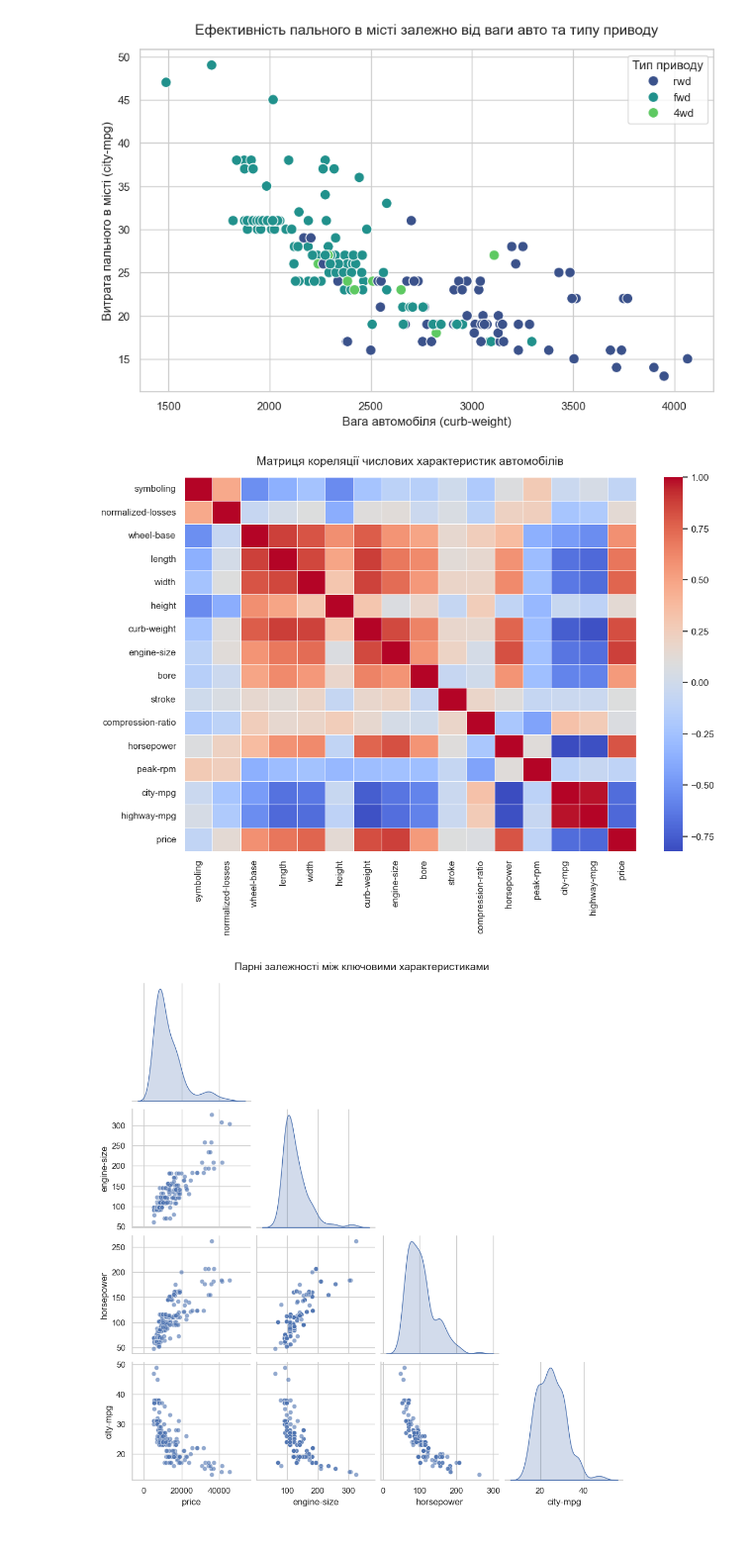
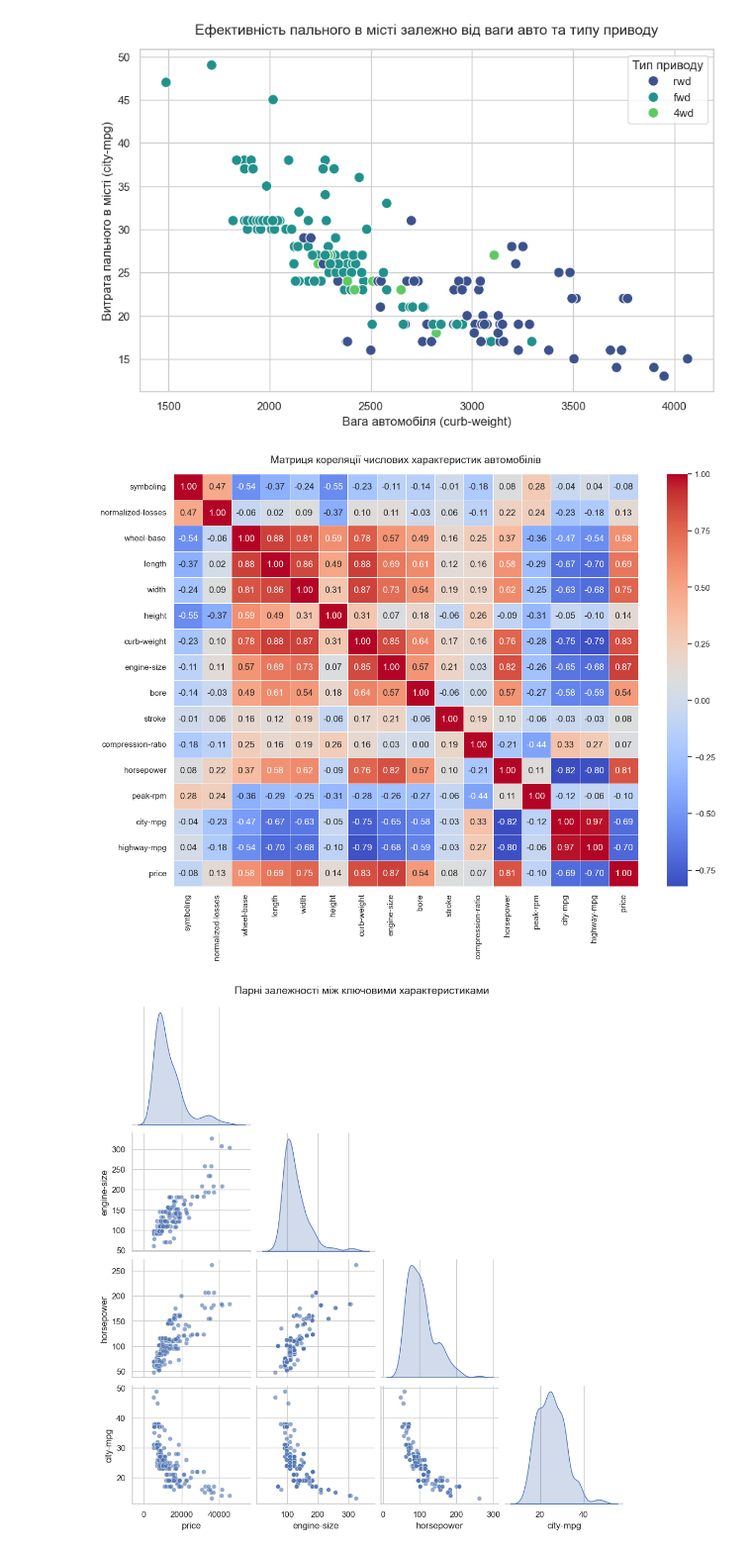
Before and after one commit to moggd/Data-preparation-and-analysis-tools, a Jupyter notebook: lab3/lab3.ipynb, the cells around one changed output. Shown at 99% size. Cells and saved outputs as stored; diff of their text form; code cells hidden in the pictures.

Commit message:
Fix: add data caching, correlation coeffs, dataset links and update README format

```diff
--- a/lab3/lab3.ipynb
+++ b/lab3/lab3.ipynb
@@ -3,10 +3,13 @@ import pandas as pd
 import matplotlib.pyplot as plt
 import seaborn as sns
 import numpy as np
+import os
+import urllib.request
 
 sns.set_theme(style="whitegrid")
 
 url = "https://archive.ics.uci.edu/ml/machine-learning-databases/autos/imports-85.data"
+file_path = "imports-85.data"
 
 headers = ["symboling", "normalized-losses", "make", "fuel-type", "aspiration",
            "num-of-doors", "body-style", "drive-wheels", "engine-location",
@@ -14,8 +17,14 @@ headers = ["symboling", "normalized-losses", "make", "fuel-type", "aspiration",
            "num-of-cylinders", "engine-size", "fuel-system", "bore", "stroke",
            "compression-ratio", "horsepower", "peak-rpm", "city-mpg", "highway-mpg", "price"]
 
-print("Завантаження датасету Automobile з UCI...")
-df = pd.read_csv(url, names=headers, na_values="?")
+if not os.path.exists(file_path):
+    print("Завантаження датасету Automobile з UCI на диск...")
+    urllib.request.urlretrieve(url, file_path)
+    print("Успішно збережено!")
+else:
+    print("Файл вже існує локально. Пропускаємо завантаження з інтернету.")
+
+df = pd.read_csv(file_path, names=headers, na_values="?")
 
 print(f"Датасет успішно завантажено! Розмір: {df.shape}")
 display(df.head())
@@ -94,15 +103,15 @@ plt.show()
 # %% [output]
 [figure]
 # %%
-plt.figure(figsize=(12, 8))
+plt.figure(figsize=(14, 10))
 numeric_df = df.select_dtypes(include=[np.number])
 corr_matrix = numeric_df.corr()
 
-sns.heatmap(corr_matrix, annot=False, cmap='coolwarm', linewidths=0.5)
+sns.heatmap(corr_matrix, annot=True, fmt=".2f", cmap='coolwarm', linewidths=0.5)
 plt.title("Матриця кореляції числових характеристик автомобілів", fontsize=14, pad=15)
 plt.show()
 # %% [output]
-[figure, old version]
+[figure, new version]
 # %%
 subset_cols = ['price', 'engine-size', 'horsepower', 'city-mpg']
 
```
Also changed, not shown: parts of 1 cell of this notebook, 1 other file.
